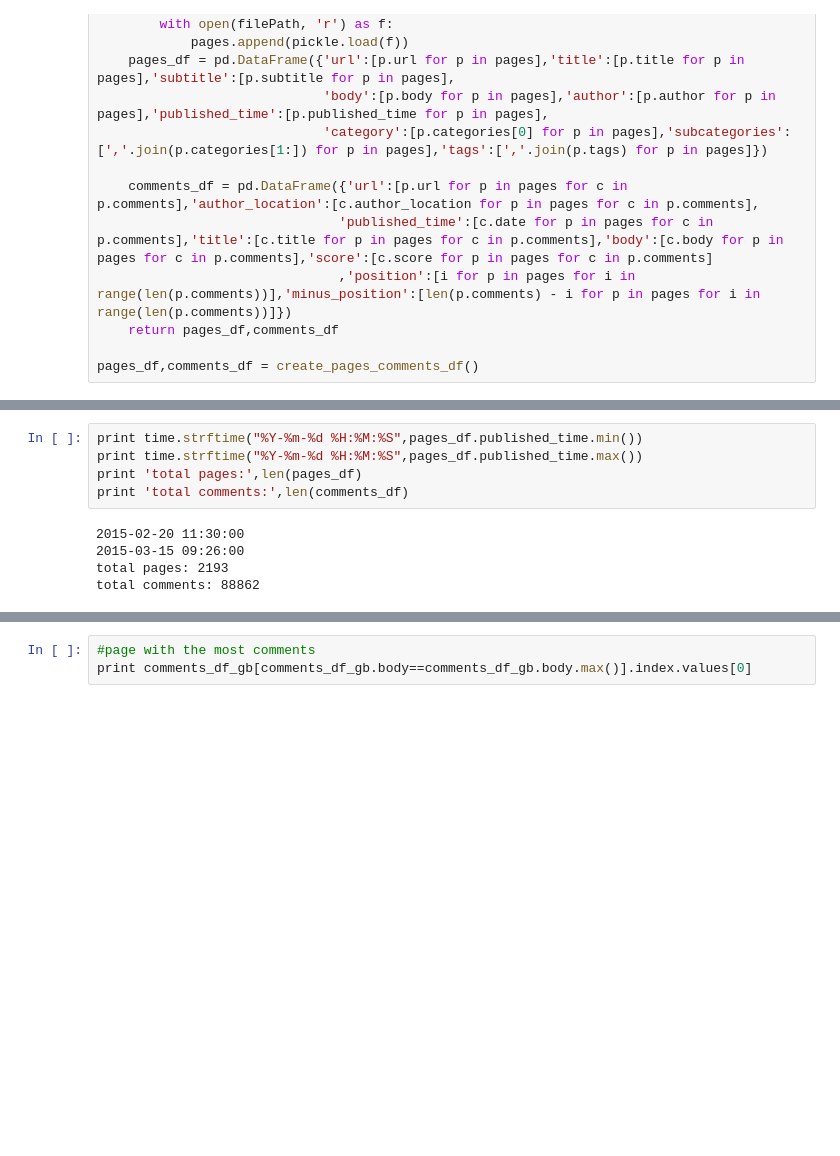
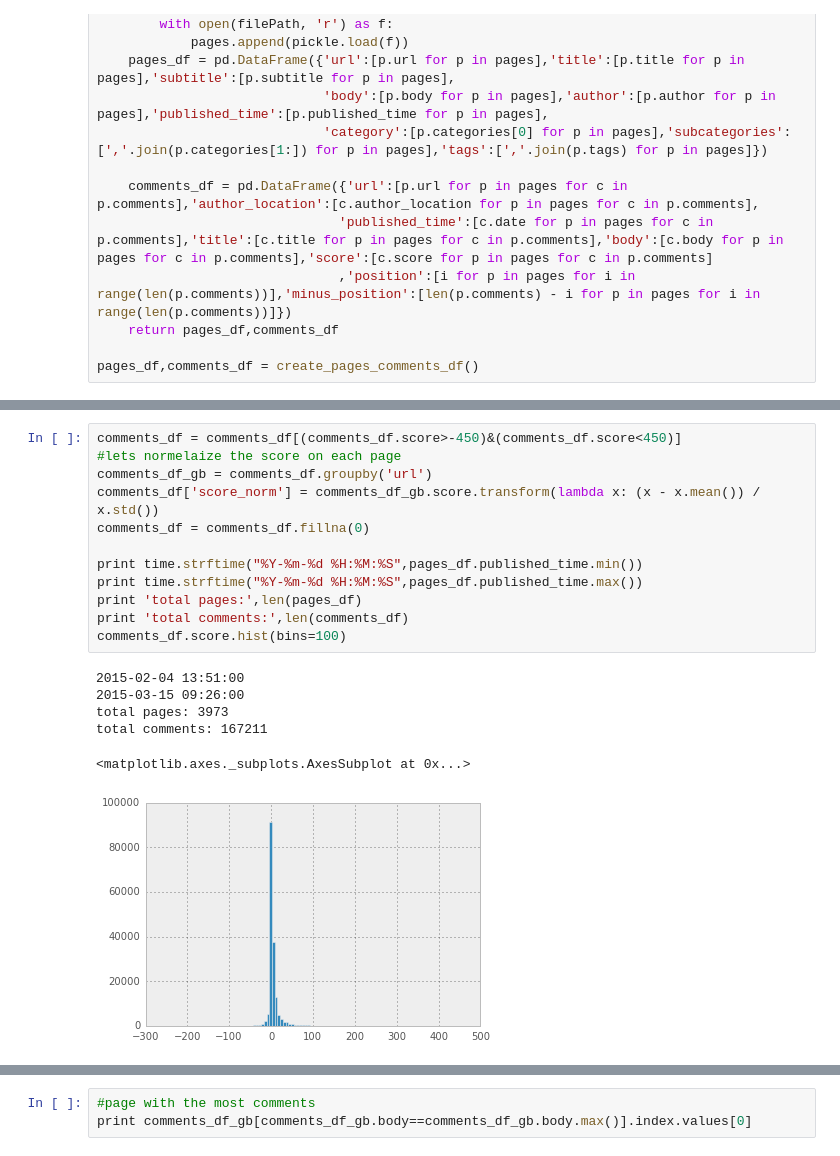
Before and after one commit to yonilev/ArticleComments, a Jupyter notebook: notebook.ipynb, the cells around one changed output, grey strips where cells are left out. Drawn from its saved outputs; the diff is of its cells as text; blank space fills up the shorter version.

```diff
--- a/notebook.ipynb
+++ b/notebook.ipynb
@@ -37,13 +46,22 @@ pages_df,comments_df = create_pages_comments_df()
 # %%
+comments_df = comments_df[(comments_df.score>-450)&(comments_df.score<450)]
+#lets normelaize the score on each page
+comments_df_gb = comments_df.groupby('url')
+comments_df['score_norm'] = comments_df_gb.score.transform(lambda x: (x - x.mean()) / x.std())
+comments_df = comments_df.fillna(0)
+
 print time.strftime("%Y-%m-%d %H:%M:%S",pages_df.published_time.min())
 print time.strftime("%Y-%m-%d %H:%M:%S",pages_df.published_time.max())
 print 'total pages:',len(pages_df)
 print 'total comments:',len(comments_df)
+comments_df.score.hist(bins=100)
 # %% [output]
-2015-02-20 11:30:00
+2015-02-04 13:51:00
 2015-03-15 09:26:00
-total pages: 2193
-total comments: 88862
+total pages: 3973
+total comments: 167211
+<matplotlib.axes._subplots.AxesSubplot at 0x...>
+[figure, added]
 # %%
 comments_df_gb = comments_df.groupby('url').count()
 comments_df_gb.body.hist(bins=50)
```
Also changed, not shown: parts of 16 cells of this notebook, 2 other files.
